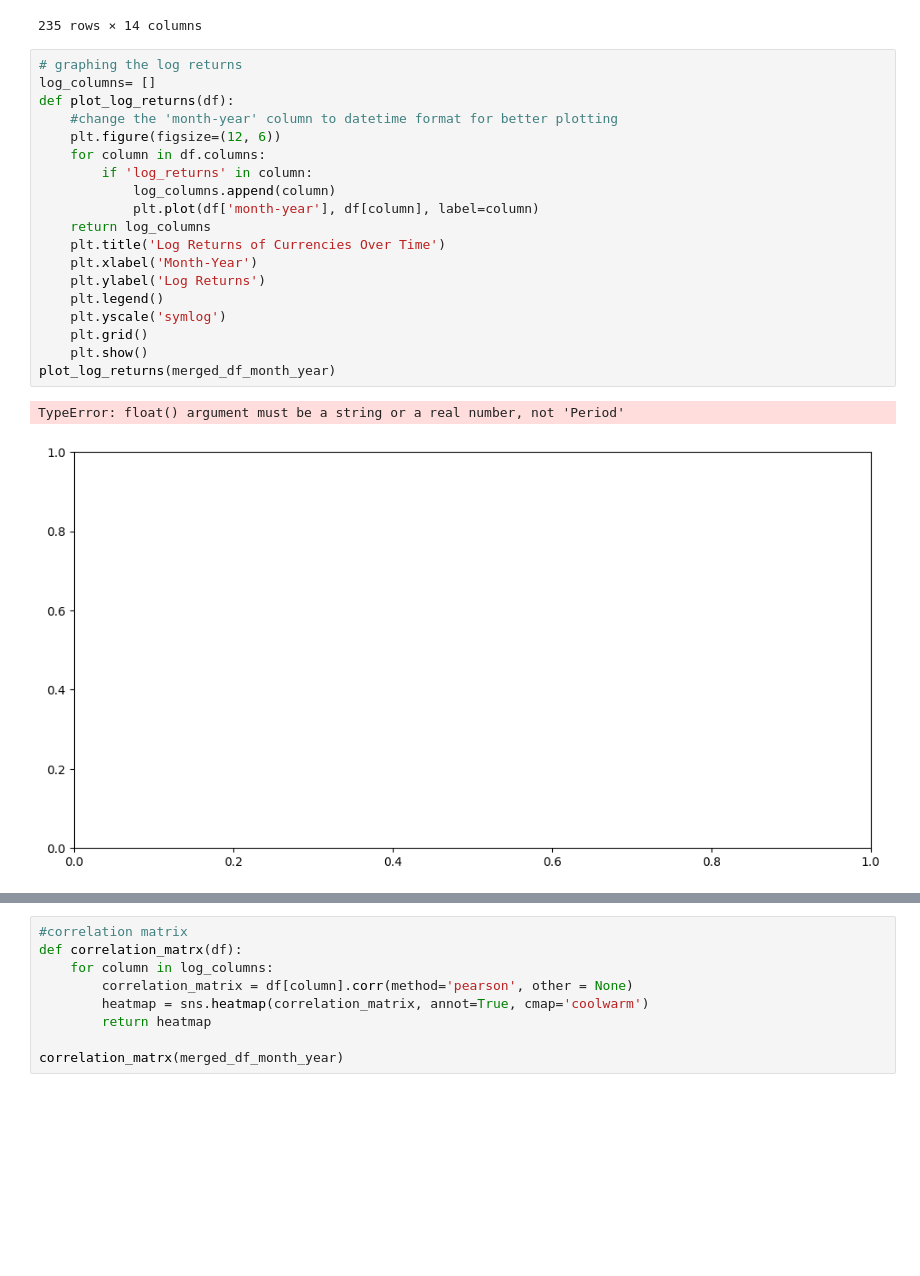
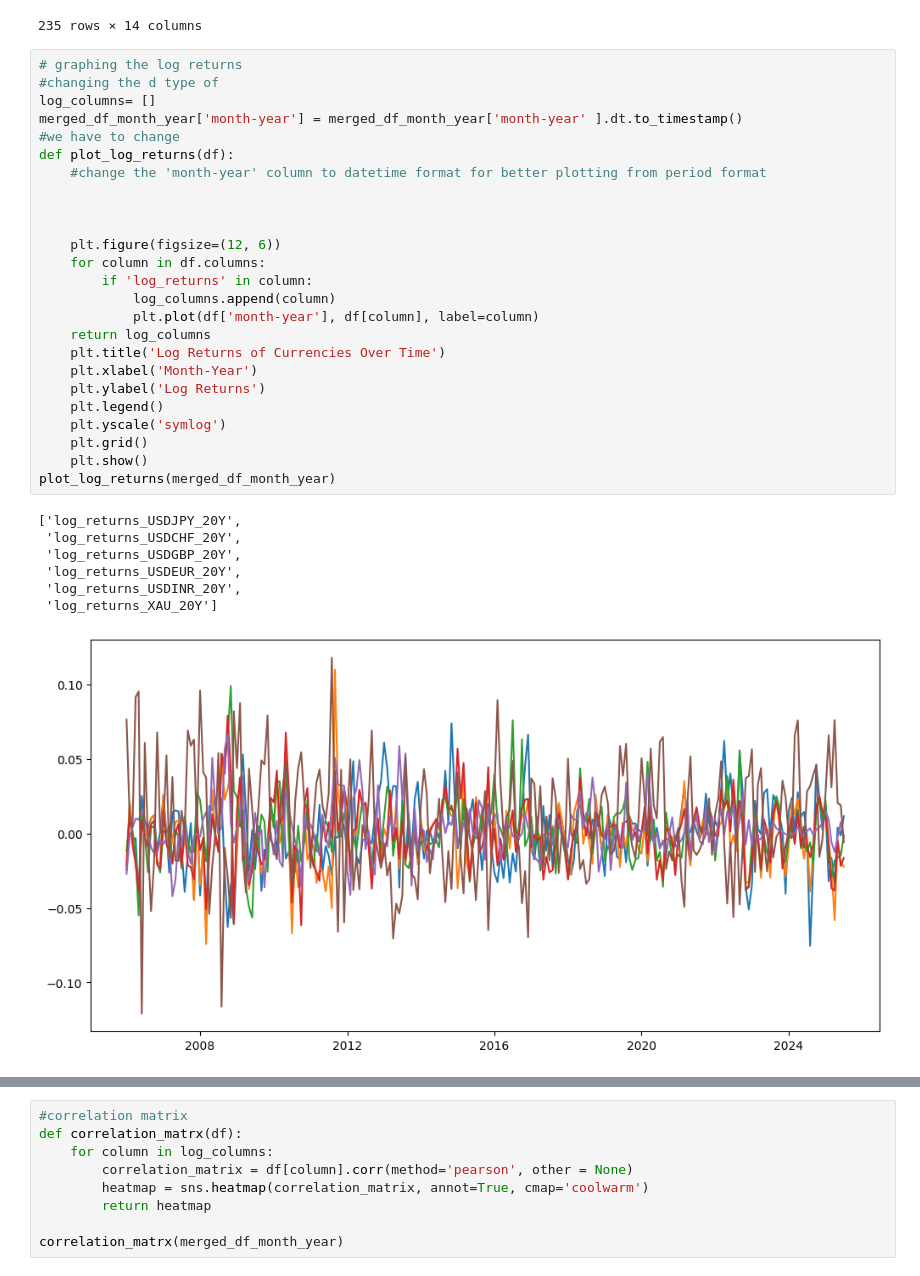
Before and after one commit to Adnan-Anwar-Data-enthusiast/Currency-speculation, a Jupyter notebook: 1. Data cleaning and formatting.ipynb, the cells around one changed output, grey strips where cells are left out. Drawn from its saved outputs; the diff is of its cells as text; blank space fills up the shorter version.

Commit message:
fixed date-time error

```diff
--- a/1. Data cleaning and formatting.ipynb
+++ b/1. Data cleaning and formatting.ipynb
@@ -447,26 +449,37 @@ calculate_log_returns(merged_df_month_year)
 235 rows × 14 columns
 # %%
 # graphing the log returns
+#changing the d type of
 log_columns= []
+merged_df_month_year['month-year'] = merged_df_month_year['month-year' ].dt.to_timestamp()
+#we have to change
 def plot_log_returns(df):
-    #change the 'month-year' column to datetime format for better plotting
+    #change the 'month-year' column to datetime format for better plotting from period format
+
+
+
     plt.figure(figsize=(12, 6))
     for column in df.columns:
         if 'log_returns' in column:
             log_columns.append(column)
             plt.plot(df['month-year'], df[column], label=column)
     return log_columns
     plt.title('Log Returns of Currencies Over Time')
     plt.xlabel('Month-Year')
     plt.ylabel('Log Returns')
     plt.legend()
     plt.yscale('symlog')
     plt.grid()
     plt.show()
 plot_log_returns(merged_df_month_year)
 # %% [output]
-TypeError: float() argument must be a string or a real number, not 'Period'
+['log_returns_USDJPY_20Y',
+ 'log_returns_USDCHF_20Y',
+ 'log_returns_USDGBP_20Y',
+ 'log_returns_USDEUR_20Y',
+ 'log_returns_USDINR_20Y',
+ 'log_returns_XAU_20Y']
-[figure, old version]
+[figure, new version]
 # %%
 #add subplots here
 
```
Also changed, not shown: parts of 2 cells of this notebook, 1 other file.
